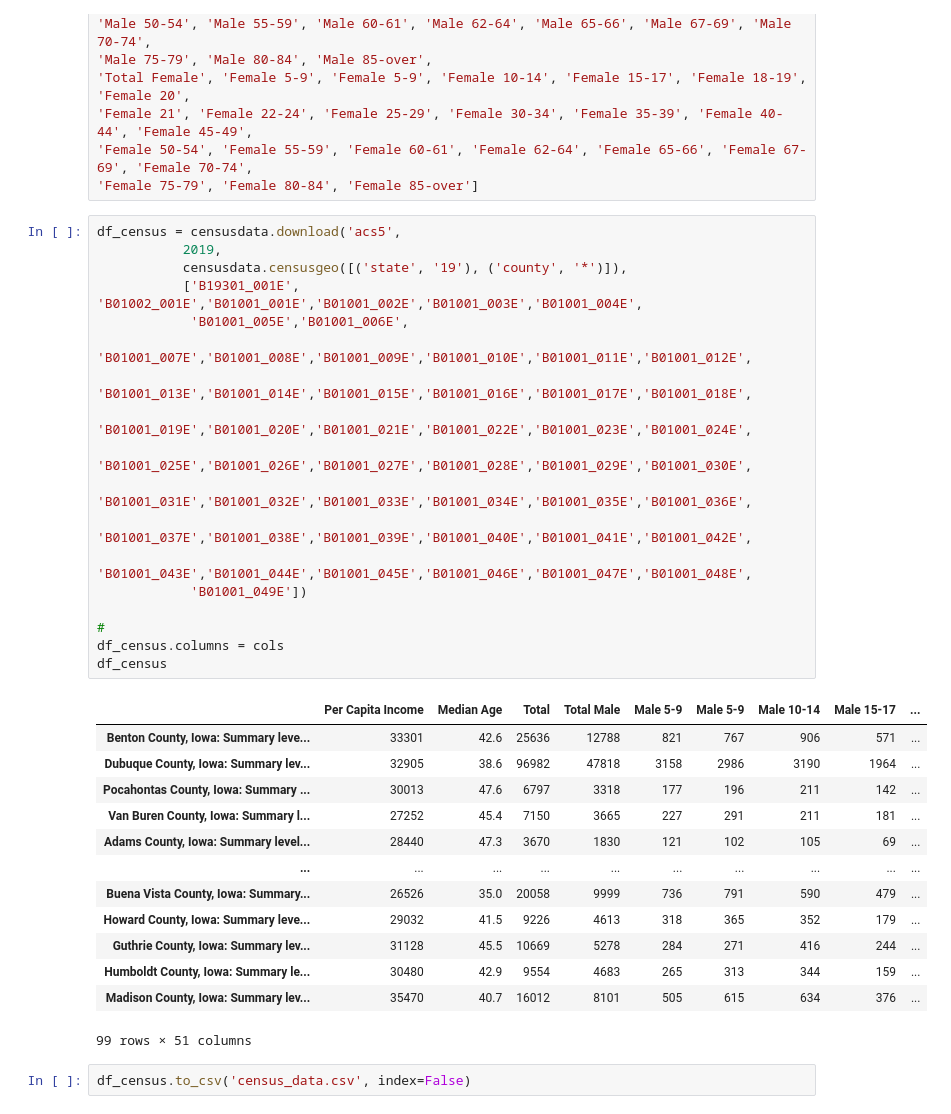
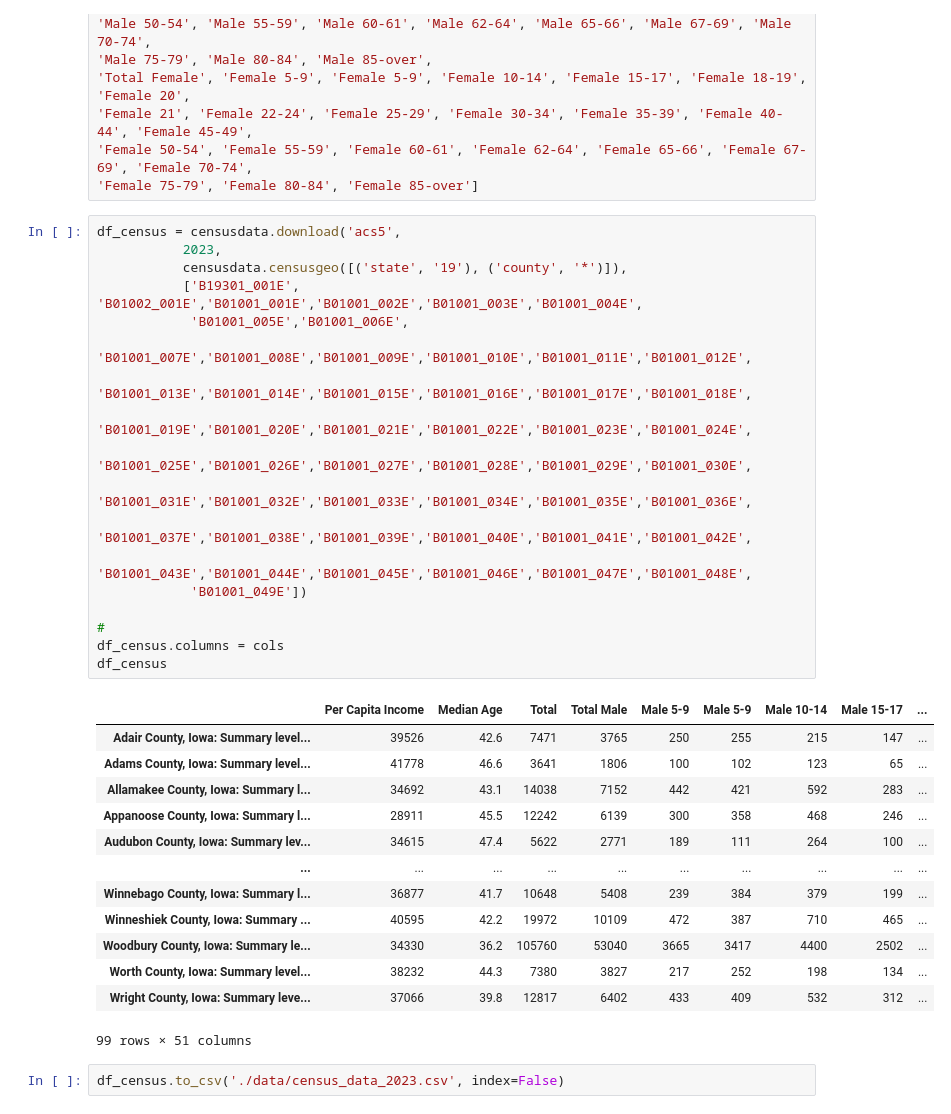
Before and after one commit to castorgit/AI_for_retail, a Jupyter notebook: 00_Iowa_Liquor_sales/Generate_census_data_IOWA.ipynb, the cells around one changed output. Cells and saved outputs as stored; diff of their text form.

Commit message:
Census 2023

```diff
--- a/00_Iowa_Liquor_sales/Generate_census_data_IOWA.ipynb
+++ b/00_Iowa_Liquor_sales/Generate_census_data_IOWA.ipynb
@@ -41,35 +41,35 @@ cols = ['Per Capita Income','Median Age','Total','Total Male', 'Male 5-9', 'Male
 'Female 75-79', 'Female 80-84', 'Female 85-over']
 # %%
 df_census = censusdata.download('acs5',
-           2019,
+           2023,
            censusdata.censusgeo([('state', '19'), ('county', '*')]),
            ['B19301_001E', 'B01002_001E','B01001_001E','B01001_002E','B01001_003E','B01001_004E',
             'B01001_005E','B01001_006E',
             'B01001_007E','B01001_008E','B01001_009E','B01001_010E','B01001_011E','B01001_012E',
             'B01001_013E','B01001_014E','B01001_015E','B01001_016E','B01001_017E','B01001_018E',
             'B01001_019E','B01001_020E','B01001_021E','B01001_022E','B01001_023E','B01001_024E',
             'B01001_025E','B01001_026E','B01001_027E','B01001_028E','B01001_029E','B01001_030E',
             'B01001_031E','B01001_032E','B01001_033E','B01001_034E','B01001_035E','B01001_036E',
             'B01001_037E','B01001_038E','B01001_039E','B01001_040E','B01001_041E','B01001_042E',
             'B01001_043E','B01001_044E','B01001_045E','B01001_046E','B01001_047E','B01001_048E',
             'B01001_049E'])
 
 #
 df_census.columns = cols
 df_census
 # %% [output]
 |  | Per Capita Income | Median Age | Total | Total Male | Male 5-9 | Male 5-9 | Male 10-14 | Male 15-17 | ... |
-| Benton County, Iowa: Summary leve... | 33301 | 42.6 | 25636 | 12788 | 821 | 767 | 906 | 571 | ... |
-| Dubuque County, Iowa: Summary lev... | 32905 | 38.6 | 96982 | 47818 | 3158 | 2986 | 3190 | 1964 | ... |
-| Pocahontas County, Iowa: Summary ... | 30013 | 47.6 | 6797 | 3318 | 177 | 196 | 211 | 142 | ... |
-| Van Buren County, Iowa: Summary l... | 27252 | 45.4 | 7150 | 3665 | 227 | 291 | 211 | 181 | ... |
-| Adams County, Iowa: Summary level... | 28440 | 47.3 | 3670 | 1830 | 121 | 102 | 105 | 69 | ... |
+| Adair County, Iowa: Summary level... | 39526 | 42.6 | 7471 | 3765 | 250 | 255 | 215 | 147 | ... |
+| Adams County, Iowa: Summary level... | 41778 | 46.6 | 3641 | 1806 | 100 | 102 | 123 | 65 | ... |
+| Allamakee County, Iowa: Summary l... | 34692 | 43.1 | 14038 | 7152 | 442 | 421 | 592 | 283 | ... |
+| Appanoose County, Iowa: Summary l... | 28911 | 45.5 | 12242 | 6139 | 300 | 358 | 468 | 246 | ... |
+| Audubon County, Iowa: Summary lev... | 34615 | 47.4 | 5622 | 2771 | 189 | 111 | 264 | 100 | ... |
 | ... | ... | ... | ... | ... | ... | ... | ... | ... | ... |
-| Buena Vista County, Iowa: Summary... | 26526 | 35.0 | 20058 | 9999 | 736 | 791 | 590 | 479 | ... |
-| Howard County, Iowa: Summary leve... | 29032 | 41.5 | 9226 | 4613 | 318 | 365 | 352 | 179 | ... |
-| Guthrie County, Iowa: Summary lev... | 31128 | 45.5 | 10669 | 5278 | 284 | 271 | 416 | 244 | ... |
-| Humboldt County, Iowa: Summary le... | 30480 | 42.9 | 9554 | 4683 | 265 | 313 | 344 | 159 | ... |
-| Madison County, Iowa: Summary lev... | 35470 | 40.7 | 16012 | 8101 | 505 | 615 | 634 | 376 | ... |
+| Winnebago County, Iowa: Summary l... | 36877 | 41.7 | 10648 | 5408 | 239 | 384 | 379 | 199 | ... |
+| Winneshiek County, Iowa: Summary ... | 40595 | 42.2 | 19972 | 10109 | 472 | 387 | 710 | 465 | ... |
+| Woodbury County, Iowa: Summary le... | 34330 | 36.2 | 105760 | 53040 | 3665 | 3417 | 4400 | 2502 | ... |
+| Worth County, Iowa: Summary level... | 38232 | 44.3 | 7380 | 3827 | 217 | 252 | 198 | 134 | ... |
+| Wright County, Iowa: Summary leve... | 37066 | 39.8 | 12817 | 6402 | 433 | 409 | 532 | 312 | ... |
 99 rows × 51 columns
 # %%
-df_census.to_csv('census_data.csv', index=False)
+df_census.to_csv('./data/census_data_2023.csv', index=False)
```
